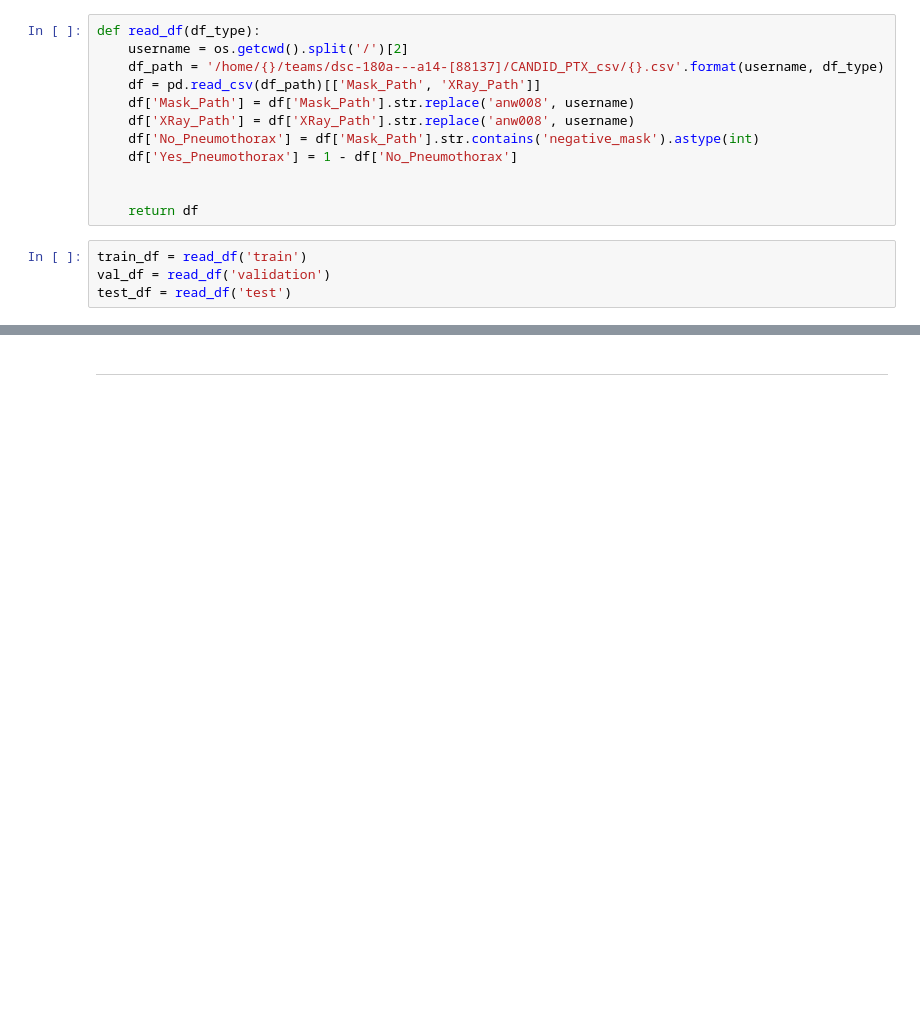
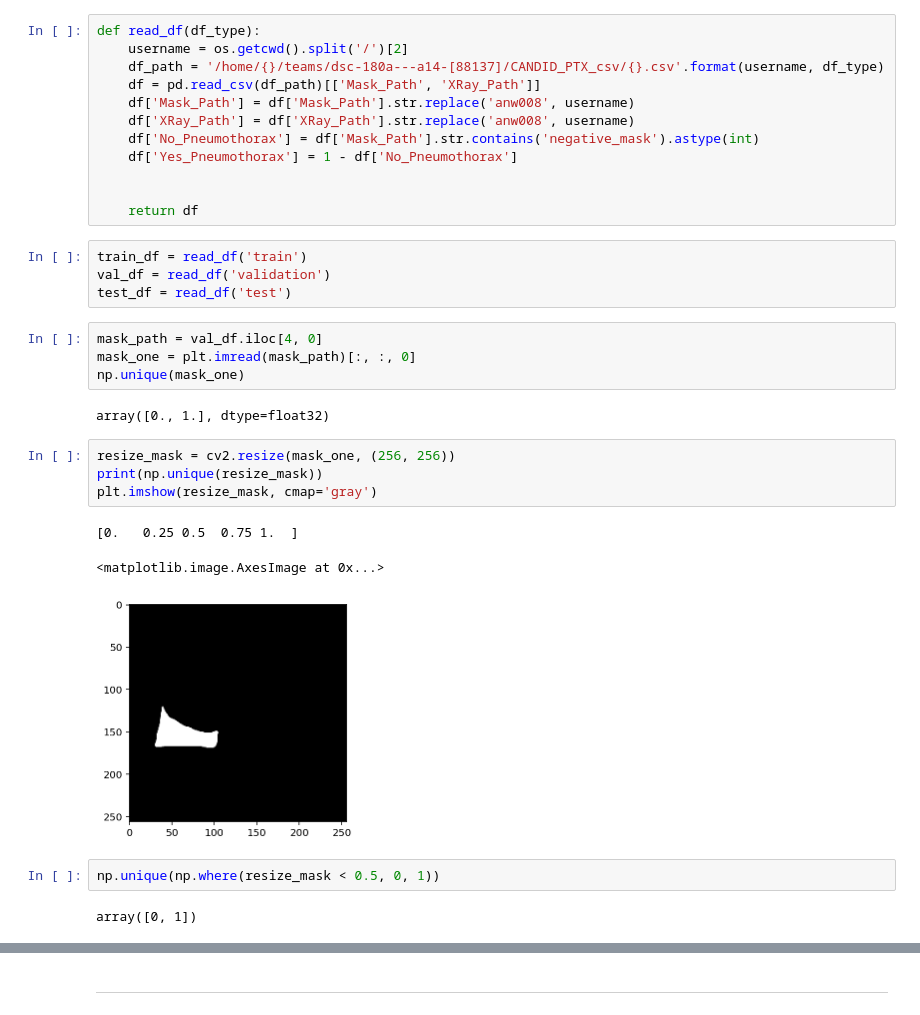
Before and after one commit to Angela-Wang111/DSC-180B-Project, a Jupyter notebook: ensemble_model_1.ipynb, the cells around one changed output, grey strips where cells are left out. Drawn from its saved outputs; the diff is of its cells as text; blank space fills up the shorter version.

```diff
--- a/ensemble_model_1.ipynb
+++ b/ensemble_model_1.ipynb
@@ -86,3 +74,21 @@ def read_df(df_type):
 train_df = read_df('train')
 val_df = read_df('validation')
 test_df = read_df('test')
+# %%
+mask_path = val_df.iloc[4, 0]
+mask_one = plt.imread(mask_path)[:, :, 0]
+np.unique(mask_one)
+# %% [output]
+array([0., 1.], dtype=float32)
+# %%
+resize_mask = cv2.resize(mask_one, (256, 256))
+print(np.unique(resize_mask))
+plt.imshow(resize_mask, cmap='gray')
+# %% [output]
+[0.   0.25 0.5  0.75 1.  ]
+<matplotlib.image.AxesImage at 0x...>
+[figure, added]
+# %%
+np.unique(np.where(resize_mask < 0.5, 0, 1))
+# %% [output]
+array([0, 1])
```
Also changed, not shown: parts of 33 cells of this notebook.
